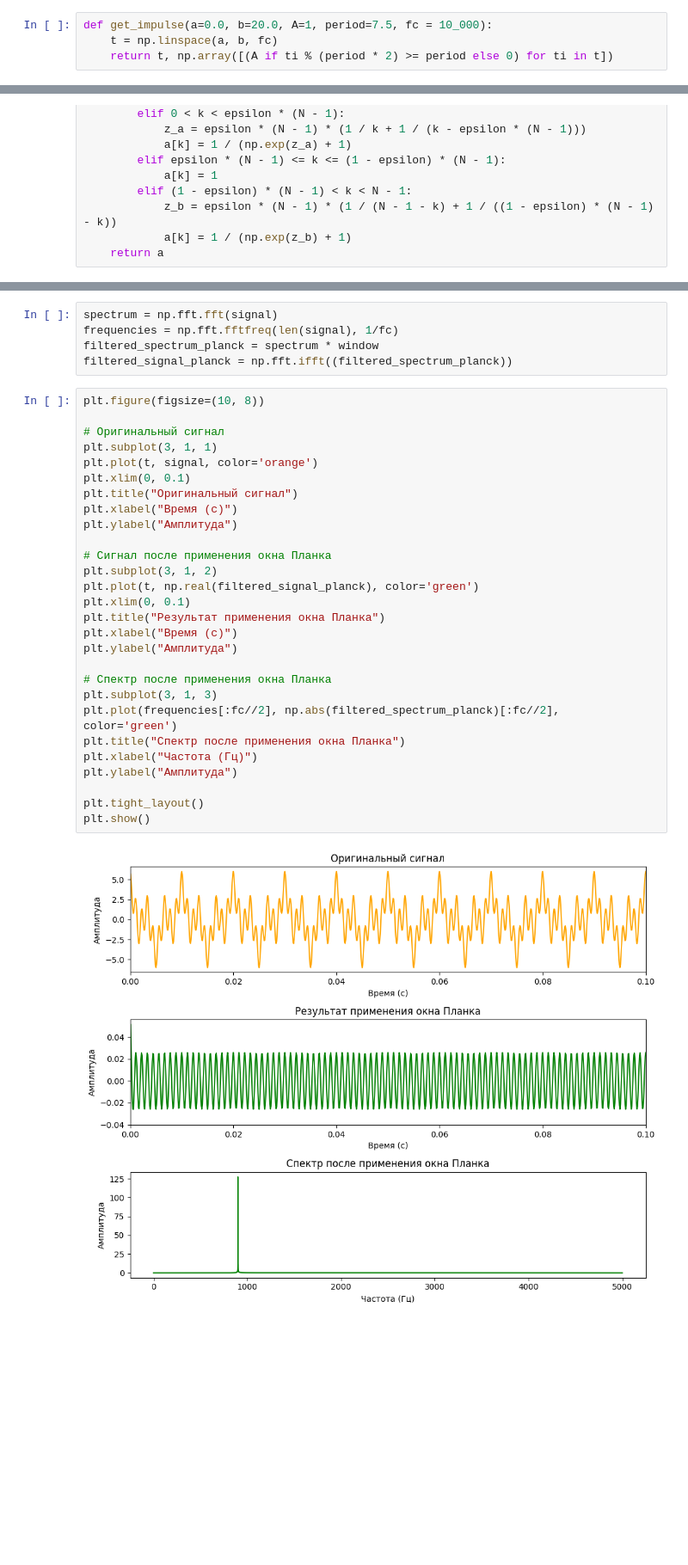
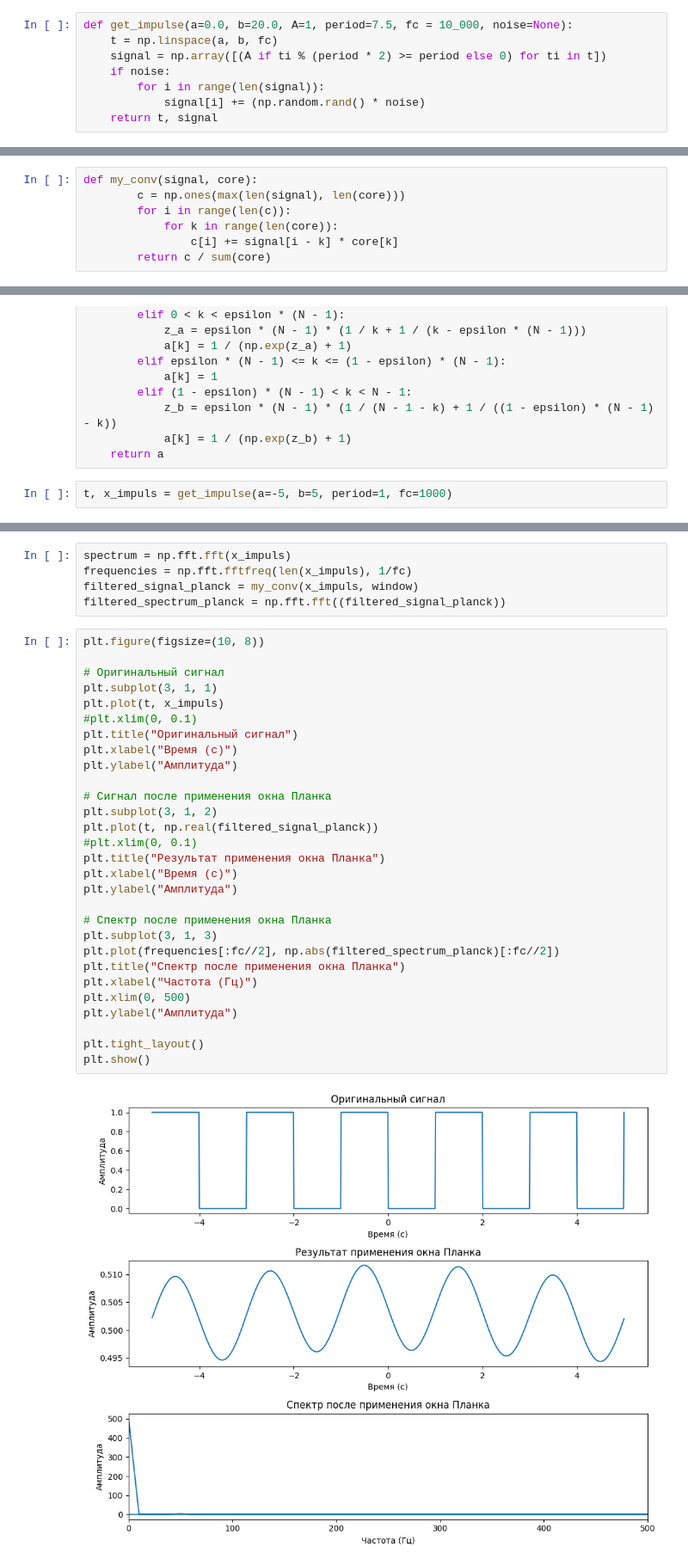
Before and after one commit to KadilenkoIvan/digital_signal_processing, a Jupyter notebook: lab4/1.ipynb, the cells around one changed output, grey strips where cells are left out. Shown at 86% size. Cells and saved outputs as stored; diff of their text form; blank space fills up the shorter version.

```diff
--- a/lab4/1.ipynb
+++ b/lab4/1.ipynb
@@ -16,9 +16,13 @@ def get_cos_singal(f=[50,150,450], fs=10000, A=2.0, a=-1, b=1, noise=None):
             x_cos[i] += (np.random.rand() * noise)
     return x_cos
 # %%
-def get_impulse(a=0.0, b=20.0, A=1, period=7.5, fc = 10_000):
+def get_impulse(a=0.0, b=20.0, A=1, period=7.5, fc = 10_000, noise=None):
     t = np.linspace(a, b, fc)
-    return t, np.array([(A if ti % (period * 2) >= period else 0) for ti in t])
+    signal = np.array([(A if ti % (period * 2) >= period else 0) for ti in t])
+    if noise:
+        for i in range(len(signal)):
+            signal[i] += (np.random.rand() * noise)
+    return t, signal
 # %%
 a = 0
 b = 20
@@ -199,3 +203,10 @@ def get_gause_kernel2(h, p, w):
     s = w * (2 * np.pi - 1) / (4 * np.pi)
     g = np.exp(-5 * ((h - p) / s) ** 2)
     return g
+# %%
+def my_conv(signal, core):
+        c = np.ones(max(len(signal), len(core)))
+        for i in range(len(c)):
+            for k in range(len(core)):
+                c[i] += signal[i - k] * core[k]
+        return c / sum(core)
@@ -341,6 +365,8 @@ def get_planck(N, epsilon):
             z_b = epsilon * (N - 1) * (1 / (N - 1 - k) + 1 / ((1 - epsilon) * (N - 1) - k))
             a[k] = 1 / (np.exp(z_b) + 1)
     return a
+# %%
+t, x_impuls = get_impulse(a=-5, b=5, period=1, fc=1000)
 # %%
 window = get_planck(N=len(t), epsilon=0.5)
 
@@ -352,35 +378,36 @@ plt.plot(t, window)
 # %%
-spectrum = np.fft.fft(signal)
-frequencies = np.fft.fftfreq(len(signal), 1/fc)
-filtered_spectrum_planck = spectrum * window
-filtered_signal_planck = np.fft.ifft((filtered_spectrum_planck))
+spectrum = np.fft.fft(x_impuls)
+frequencies = np.fft.fftfreq(len(x_impuls), 1/fc)
+filtered_signal_planck = my_conv(x_impuls, window)
+filtered_spectrum_planck = np.fft.fft((filtered_signal_planck))
 # %%
 plt.figure(figsize=(10, 8))
 
 # Оригинальный сигнал
 plt.subplot(3, 1, 1)
-plt.plot(t, signal, color='orange')
-plt.xlim(0, 0.1)
+plt.plot(t, x_impuls)
+#plt.xlim(0, 0.1)
 plt.title("Оригинальный сигнал")
 plt.xlabel("Время (с)")
 plt.ylabel("Амплитуда")
 
 # Сигнал после применения окна Планка
 plt.subplot(3, 1, 2)
-plt.plot(t, np.real(filtered_signal_planck), color='green')
-plt.xlim(0, 0.1)
+plt.plot(t, np.real(filtered_signal_planck))
+#plt.xlim(0, 0.1)
 plt.title("Результат применения окна Планка")
 plt.xlabel("Время (с)")
 plt.ylabel("Амплитуда")
 
 # Спектр после применения окна Планка
 plt.subplot(3, 1, 3)
-plt.plot(frequencies[:fc//2], np.abs(filtered_spectrum_planck)[:fc//2], color='green')
+plt.plot(frequencies[:fc//2], np.abs(filtered_spectrum_planck)[:fc//2])
 plt.title("Спектр после применения окна Планка")
 plt.xlabel("Частота (Гц)")
+plt.xlim(0, 500)
 plt.ylabel("Амплитуда")
 
 plt.tight_layout()
 plt.show()
 # %% [output]
-[figure, old version]
+[figure, new version]
```
Also changed, not shown: parts of 8 cells of this notebook.
